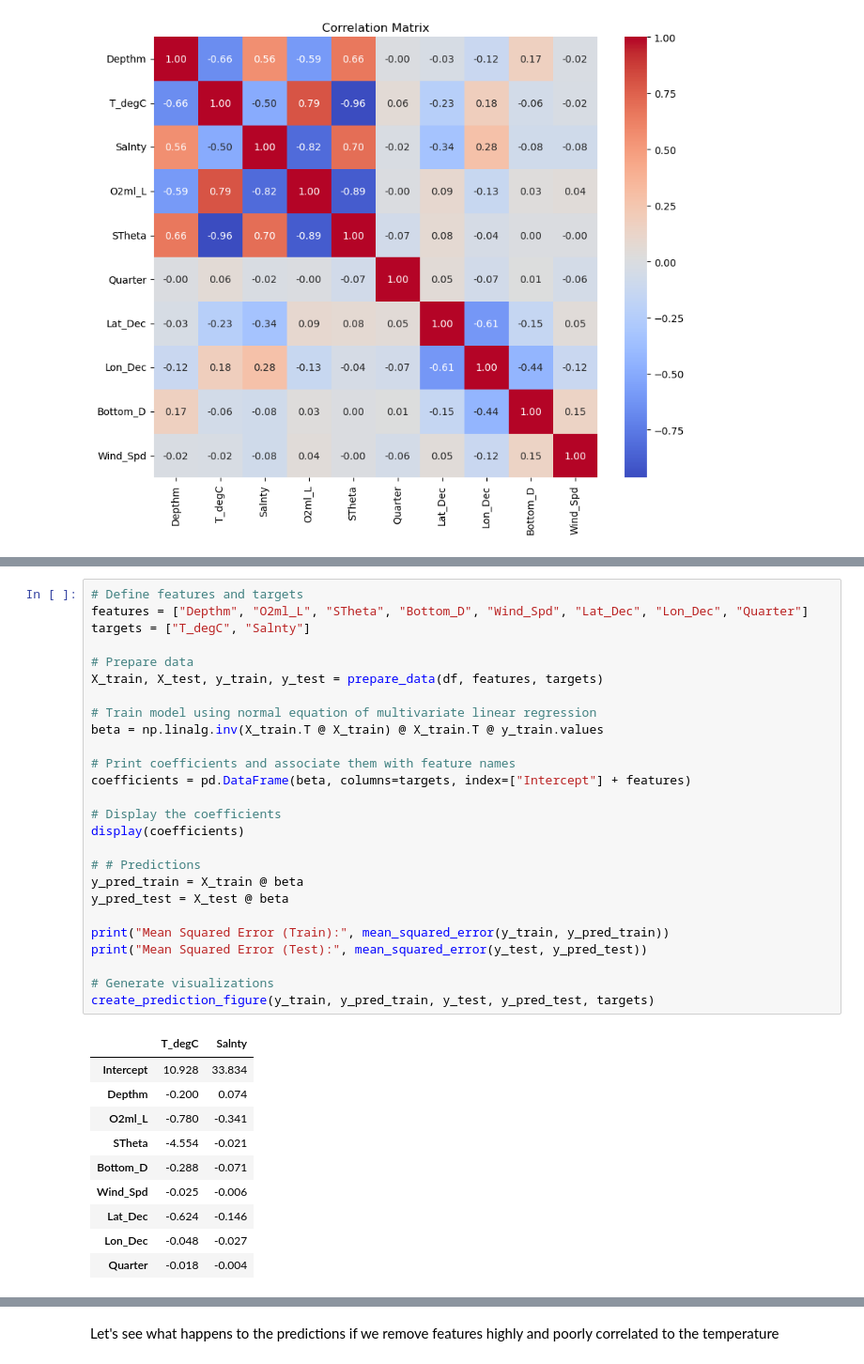
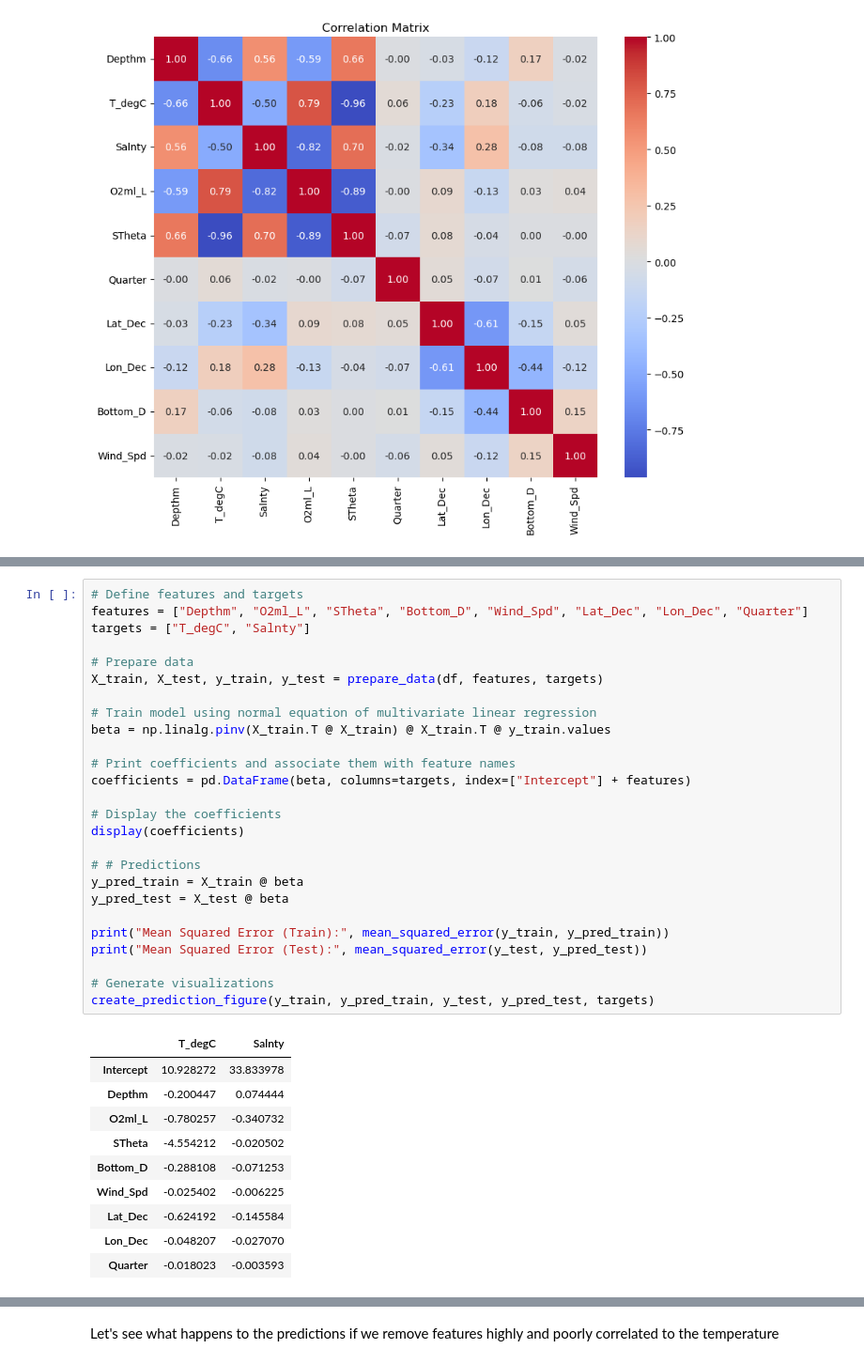
Before and after one commit to JiahaoMiao/Project_CalCoFi, a Jupyter notebook: notebooks/calcofi.ipynb, the cells around one changed output, grey strips where cells are left out. Shown at 94% size. Saved outputs shown, nothing was run; the diff lists cells and outputs as text.

```diff
--- a/notebooks/calcofi.ipynb
+++ b/notebooks/calcofi.ipynb
@@ -252,37 +249,37 @@ In this analysis we have $p=8$ and $q=2$.
 # %%
 # Define features and targets
 features = ["Depthm", "O2ml_L", "STheta", "Bottom_D", "Wind_Spd", "Lat_Dec", "Lon_Dec", "Quarter"]
 targets = ["T_degC", "Salnty"]
 
 # Prepare data
 X_train, X_test, y_train, y_test = prepare_data(df, features, targets)
 
 # Train model using normal equation of multivariate linear regression
-beta = np.linalg.inv(X_train.T @ X_train) @ X_train.T @ y_train.values
+beta = np.linalg.pinv(X_train.T @ X_train) @ X_train.T @ y_train.values
 
 # Print coefficients and associate them with feature names
 coefficients = pd.DataFrame(beta, columns=targets, index=["Intercept"] + features)
 
 # Display the coefficients
 display(coefficients)
 
 # # Predictions
 y_pred_train = X_train @ beta
 y_pred_test = X_test @ beta
 
 print("Mean Squared Error (Train):", mean_squared_error(y_train, y_pred_train))
 print("Mean Squared Error (Test):", mean_squared_error(y_test, y_pred_test))
 
 # Generate visualizations
 create_prediction_figure(y_train, y_pred_train, y_test, y_pred_test, targets)
 # %% [output]
 |  | T_degC | Salnty |
-| Intercept | 10.928 | 33.834 |
-| Depthm | -0.200 | 0.074 |
-| O2ml_L | -0.780 | -0.341 |
-| STheta | -4.554 | -0.021 |
-| Bottom_D | -0.288 | -0.071 |
-| Wind_Spd | -0.025 | -0.006 |
-| Lat_Dec | -0.624 | -0.146 |
-| Lon_Dec | -0.048 | -0.027 |
-| Quarter | -0.018 | -0.004 |
+| Intercept | 10.928272 | 33.833978 |
+| Depthm | -0.200447 | 0.074444 |
+| O2ml_L | -0.780257 | -0.340732 |
+| STheta | -4.554212 | -0.020502 |
+| Bottom_D | -0.288108 | -0.071253 |
+| Wind_Spd | -0.025402 | -0.006225 |
+| Lat_Dec | -0.624192 | -0.145584 |
+| Lon_Dec | -0.048207 | -0.027070 |
+| Quarter | -0.018023 | -0.003593 |
```
Also changed, not shown: parts of 10 cells of this notebook, 7 other files.
